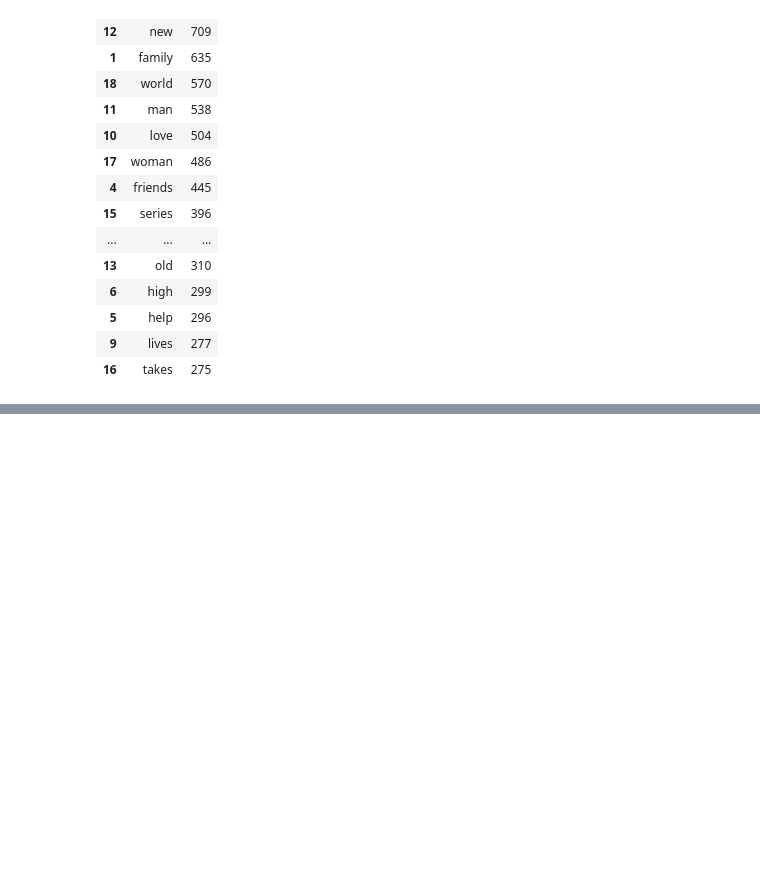
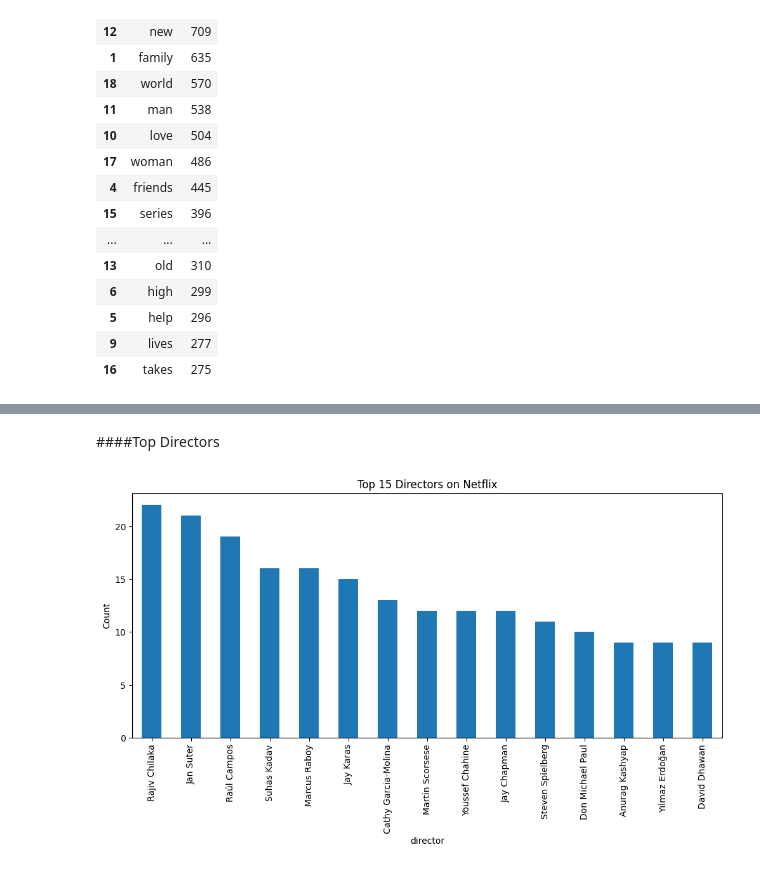
Before and after one commit to JoshOmondi/deep_learning, a Jupyter notebook: NetflixRAG.ipynb, the cells around one changed output, grey strips where cells are left out. Saved outputs shown, nothing was run; the diff lists cells and outputs as text; code cells hidden in the pictures; blank space fills up the shorter version.

```diff
--- a/NetflixRAG.ipynb
+++ b/NetflixRAG.ipynb
@@ -347,0 +376,13 @@ pd.DataFrame({'word': words, 'freq': word_freq}).sort_values('freq', ascending=F
+# %% [markdown]
+####Top Directors
+# %%
+df_directors = df.assign(director=df['director'].str.split(', ')).explode('director')
+top_directors = df_directors['director'].value_counts().head(15)
+
+plt.figure(figsize=(12,5))
+top_directors.plot(kind='bar')
+plt.title("Top 15 Directors on Netflix")
+plt.ylabel("Count")
+plt.show()
+# %% [output]
+[figure, added]
```
Also changed, not shown: parts of 11 cells of this notebook.
